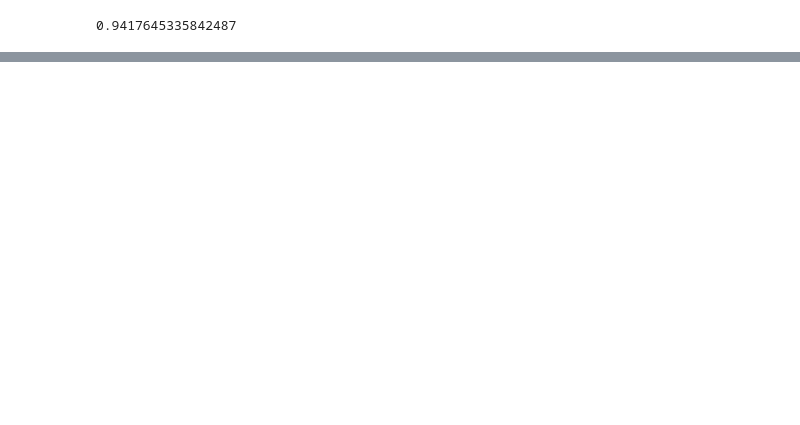
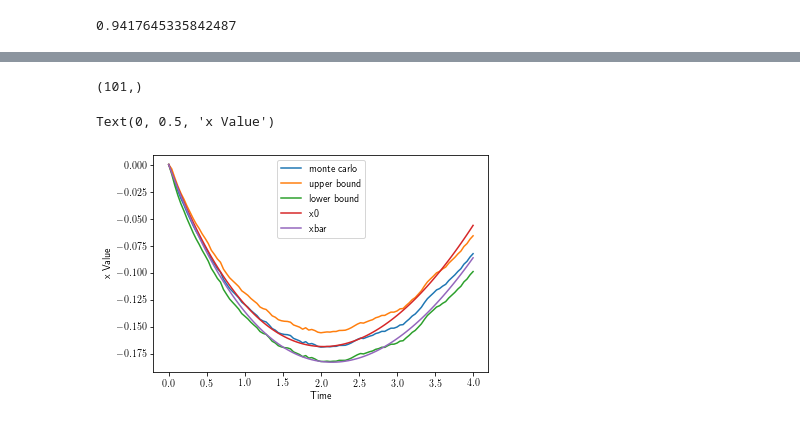
Before and after one commit to babiscodelab/OxfordThesisCode, a Jupyter notebook: notebooks/test approximations.ipynb, the cells around one changed output, grey strips where cells are left out. Saved outputs shown, nothing was run; the diff lists cells and outputs as text; code cells hidden in the pictures; blank space fills up the shorter version.

```diff
--- a/notebooks/test approximations.ipynb
+++ b/notebooks/test approximations.ipynb
@@ -233,5 +203,23 @@ def test_pitebarg_approx(swap, time_grid):
     return x0, x_bar, y_bar
 # %%
 x0, x_bar, y_bar = test_pitebarg_approx(swap, res2.time_grid)
+# %%
+res2.x_bar.shape
+# %% [output]
+(101,)
+# %%
+plt.figure()
+plt.plot(res2.time_grid, res2.x_bar, label="monte carlo")
+plt.plot(res2.time_grid, res2.x_bar+3*res2.x.std(axis=0)/np.sqrt(res2.number_samples), label="upper bound")
+plt.plot(res2.time_grid, res2.x_bar-3*res2.x.std(axis=0)/np.sqrt(res2.number_samples), label="lower bound")
+
+plt.plot(res2.time_grid, x0, label="x0")
+plt.plot(res2.time_grid, x_bar, label="xbar")
+plt.legend()
+plt.xlabel("Time")
+plt.ylabel("x Value")
+# %% [output]
+Text(0, 0.5, 'x Value')
+[figure, added]
 # %%
 plt.figure()
```
Also changed, not shown: parts of 30 cells of this notebook, 1 other file.
